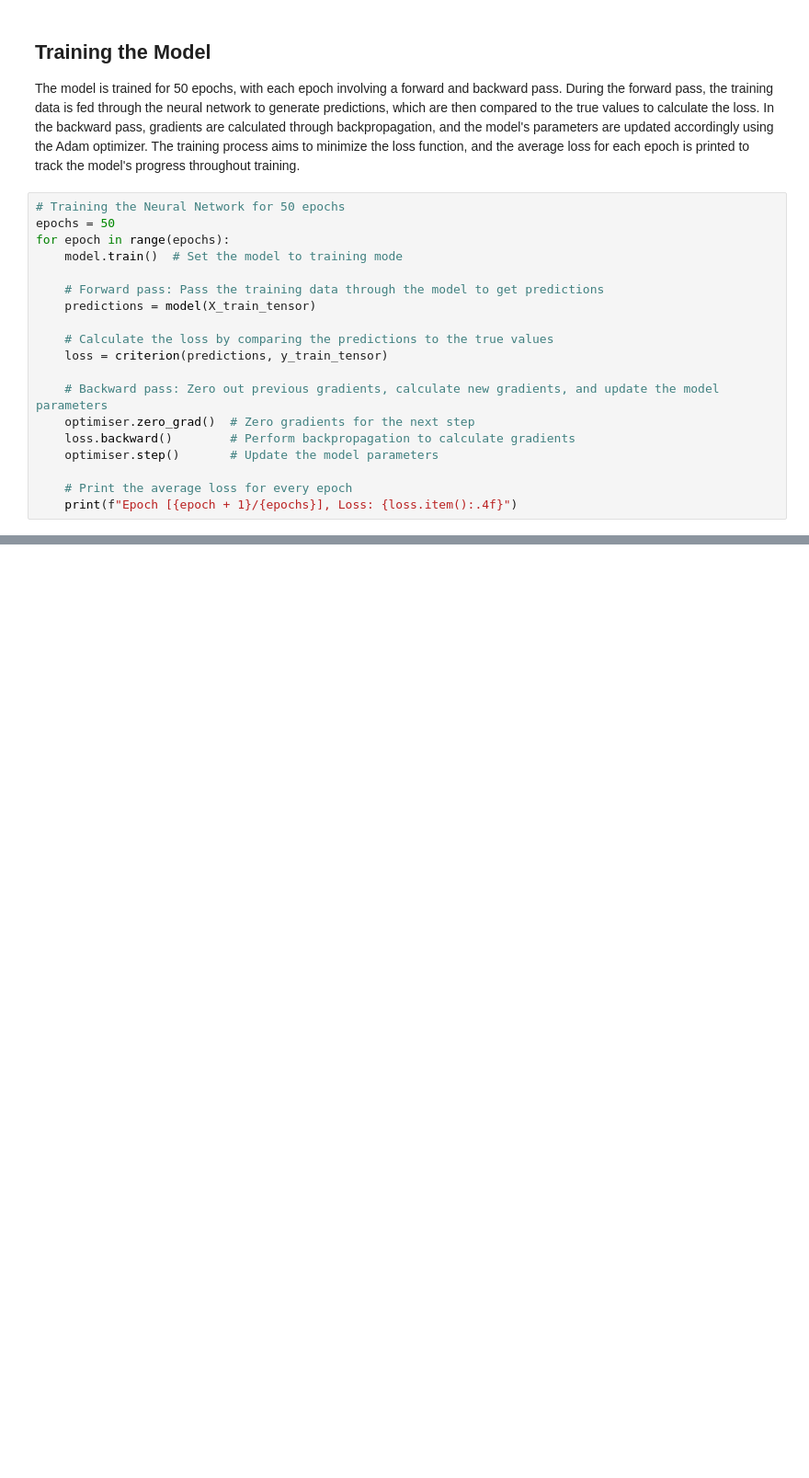
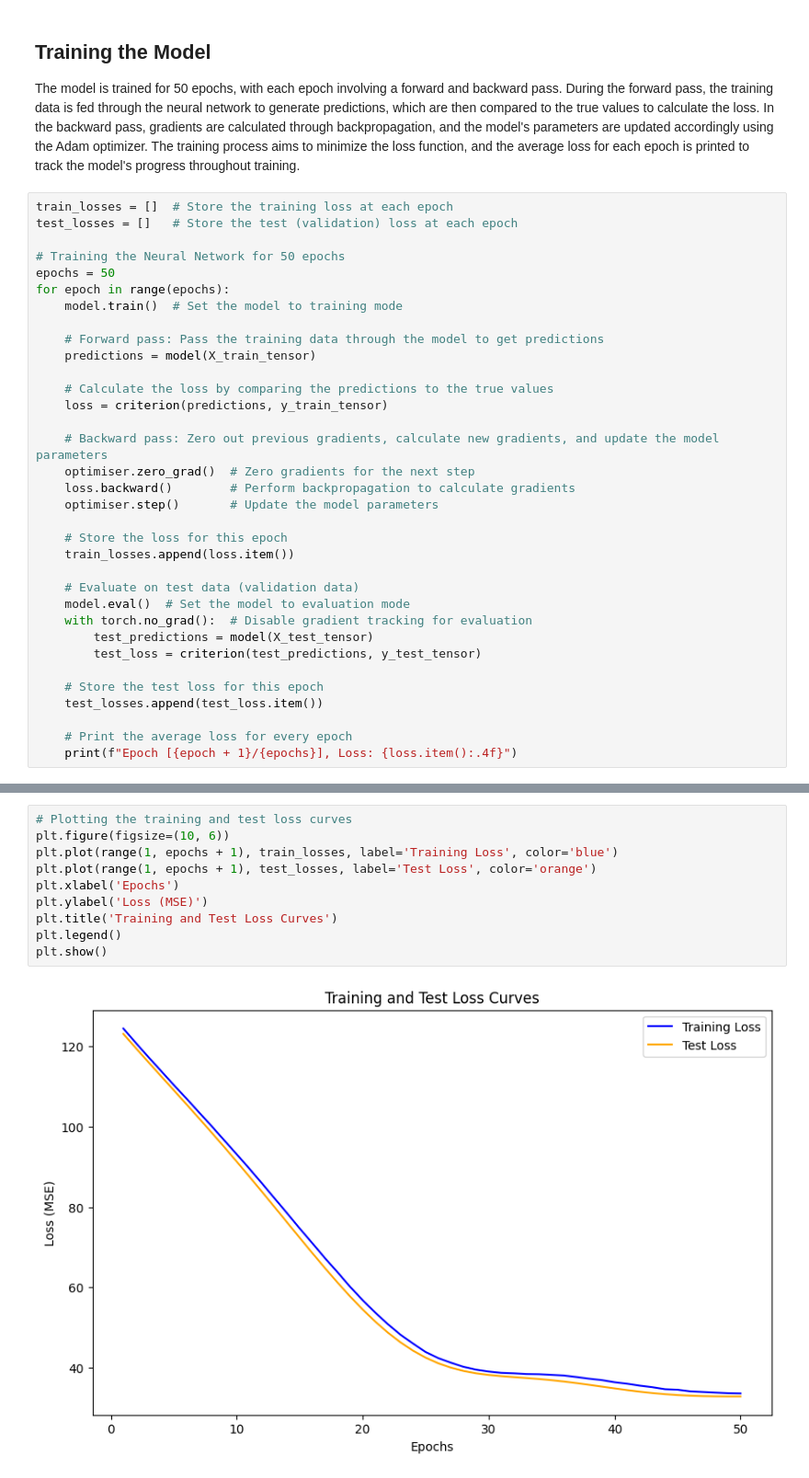
Before and after one commit to cbrittonjsy/Australian-Bushfire-Analysis, a Jupyter notebook: py/Q2_folder/Question_2.ipynb, the cells around one changed output, grey strips where cells are left out. Shown at 92% size. Cells and saved outputs as stored; diff of their text form; blank space fills up the shorter version.

Commit message:
Add a model evaluation section which uses MSE, RMSE and R^2 to evaluate the performance of the neural network, as well as a training and test loss curve. The model also now has been saved

```diff
--- a/py/Q2_folder/Question_2.ipynb
+++ b/py/Q2_folder/Question_2.ipynb
@@ -226,6 +228,9 @@ optimiser = optim.Adam(model.parameters(), lr=0.01)
 
 The model is trained for 50 epochs, with each epoch involving a forward and backward pass. During the forward pass, the training data is fed through the neural network to generate predictions, which are then compared to the true values to calculate the loss. In the backward pass, gradients are calculated through backpropagation, and the model's parameters are updated accordingly using the Adam optimizer. The training process aims to minimize the loss function, and the average loss for each epoch is printed to track the model's progress throughout training.
 # %%
+train_losses = []  # Store the training loss at each epoch
+test_losses = []   # Store the test (validation) loss at each epoch
+
 # Training the Neural Network for 50 epochs
 epochs = 50
 for epoch in range(epochs):
@@ -242,6 +247,18 @@ for epoch in range(epochs):
     loss.backward()        # Perform backpropagation to calculate gradients
     optimiser.step()       # Update the model parameters
 
+    # Store the loss for this epoch
+    train_losses.append(loss.item())
+
+    # Evaluate on test data (validation data)
+    model.eval()  # Set the model to evaluation mode
+    with torch.no_grad():  # Disable gradient tracking for evaluation
+        test_predictions = model(X_test_tensor)
+        test_loss = criterion(test_predictions, y_test_tensor)
+
+    # Store the test loss for this epoch
+    test_losses.append(test_loss.item())
+
     # Print the average loss for every epoch
     print(f"Epoch [{epoch + 1}/{epochs}], Loss: {loss.item():.4f}")
 # %% [output]
@@ -264,0 +322,12 @@ Epoch [50/50], Loss: 33.8479
+# %%
+# Plotting the training and test loss curves
+plt.figure(figsize=(10, 6))
+plt.plot(range(1, epochs + 1), train_losses, label='Training Loss', color='blue')
+plt.plot(range(1, epochs + 1), test_losses, label='Test Loss', color='orange')
+plt.xlabel('Epochs')
+plt.ylabel('Loss (MSE)')
+plt.title('Training and Test Loss Curves')
+plt.legend()
+plt.show()
+# %% [output]
+[figure, added]
```
Also changed, not shown: parts of 8 cells of this notebook.
